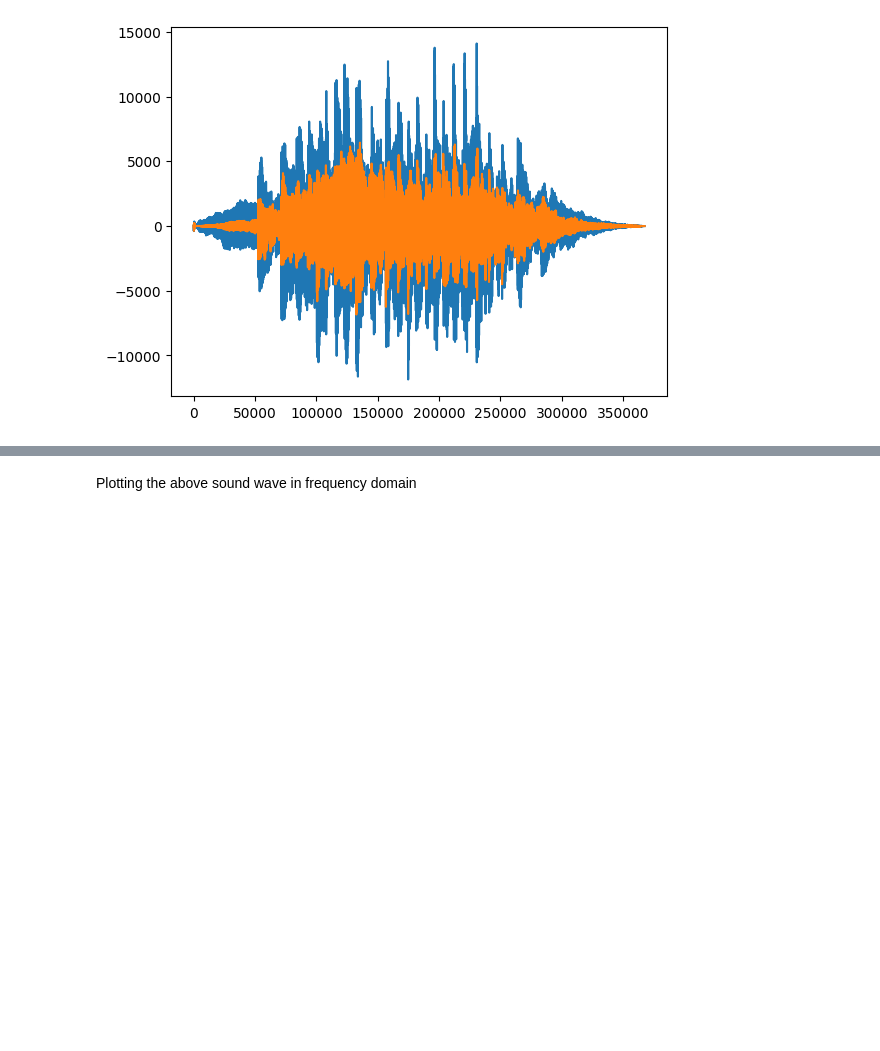
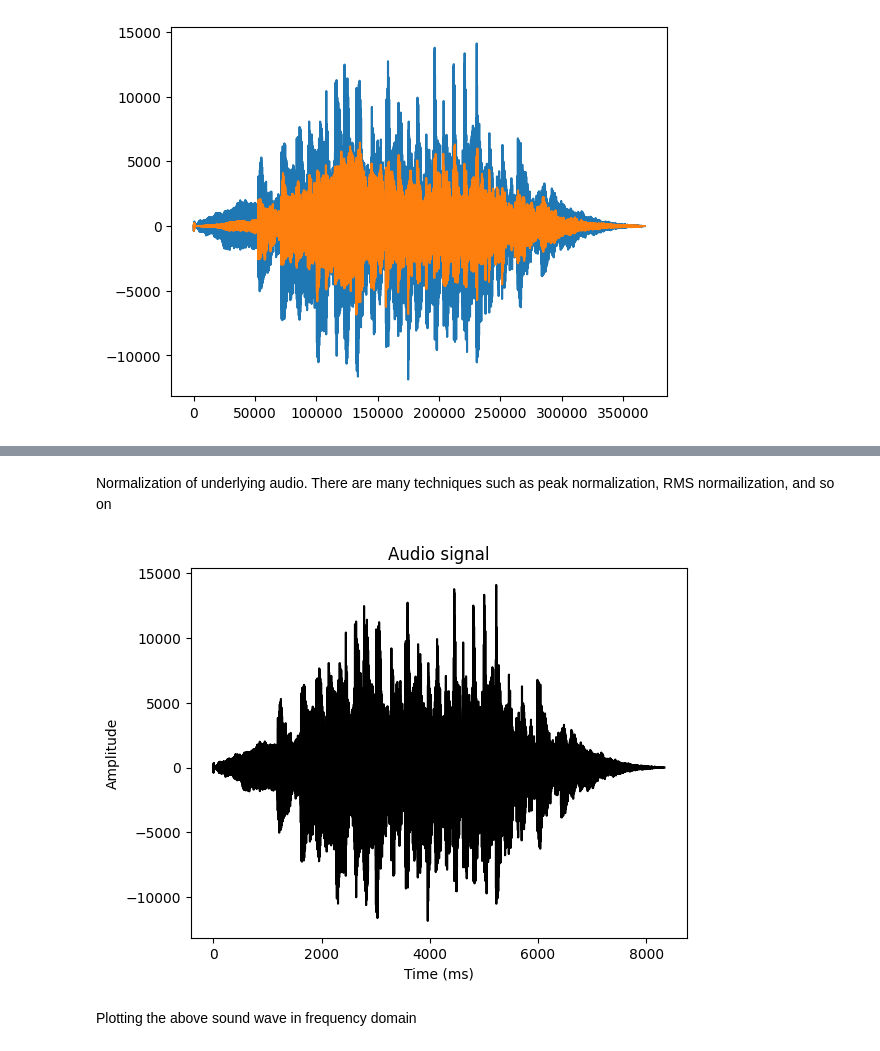
Before and after one commit to Youruler1/Speech-Processing-Lab-Material, a Jupyter notebook: 3_HMM_Speech_Modelling_and_Training.ipynb, the cells around one changed output, grey strips where cells are left out. Drawn from its saved outputs; the diff is of its cells as text; code cells hidden in the pictures; blank space fills up the shorter version.

```diff
--- a/3_HMM_Speech_Modelling_and_Training.ipynb
+++ b/3_HMM_Speech_Modelling_and_Training.ipynb
@@ -23,3 +46,22 @@ plt.plot(audio)
+# %% [markdown]
+Normalization of underlying audio. There are many techniques such as peak normalization, RMS normailization, and so on
+# %%
+#audio=audio/2.**15 (assuming audio data stored at 16bit which range from )
+#audio=audio/np.max(np.abs(audio))
+#audio=audio[:30]
+#rms = np.sqrt(np.mean(audio**2))
+#target_rms = 0.1
+#scaling_factor = target_rms / rms
+#audio = audio * scaling_factor
+x_values = np.arange(0, len(audio), 1) / float(sampling_freq)
+x_values = x_values * 1000
+plt.plot(x_values, audio, color='black')
+plt.xlabel('Time (ms)')
+plt.ylabel('Amplitude')
+plt.title('Audio signal')
+plt.show()
+# %% [output]
+[figure, added]
 # %% [markdown]
 Plotting the above sound wave in frequency domain
 # %%
```
Also changed, not shown: parts of 17 cells of this notebook.
